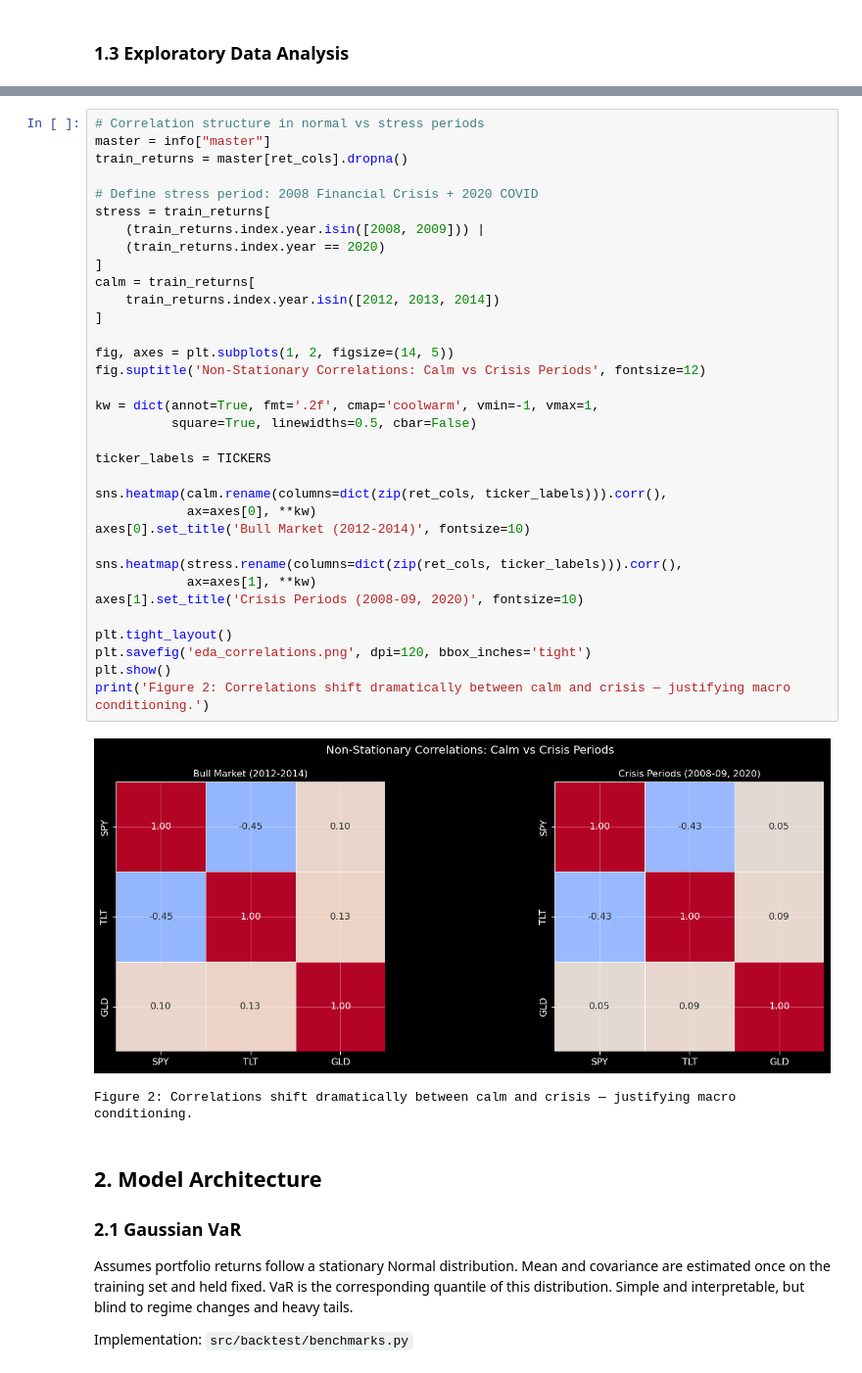
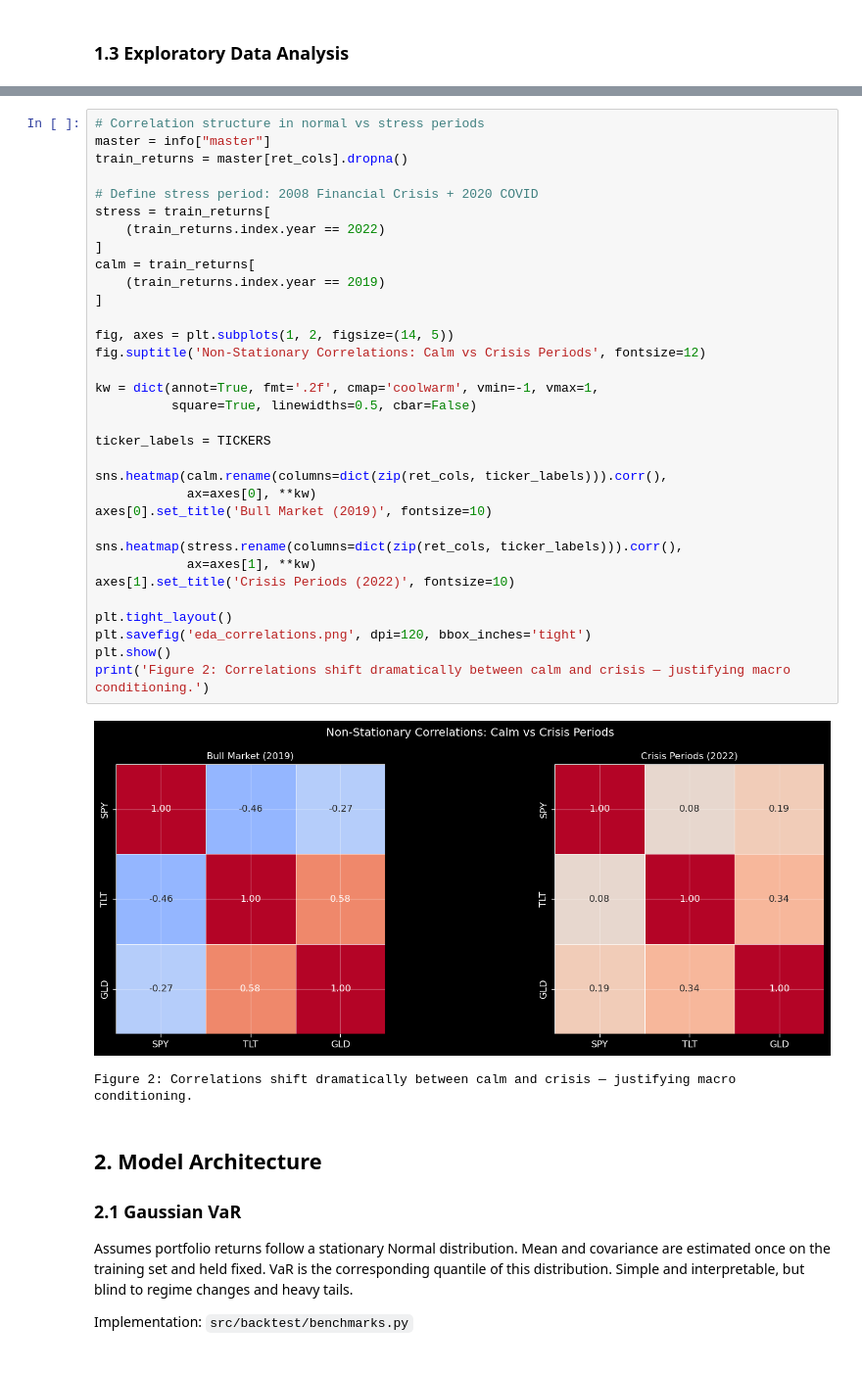
Before and after one commit to DorianDeilhes/ml_for_finance_203, a Jupyter notebook: notebooks/main.ipynb, the cells around one changed output, grey strips where cells are left out. Shown at 98% size. Saved outputs shown, nothing was run; the diff lists cells and outputs as text.

Commit message:
Correlation Graph Modified

```diff
--- a/notebooks/main.ipynb
+++ b/notebooks/main.ipynb
@@ -219,39 +225,38 @@ Figure 1: Stylized facts — note heavy tails (kurtosis > 0) and volatility clus
 # %%
 # Correlation structure in normal vs stress periods
 master = info["master"]
 train_returns = master[ret_cols].dropna()
 
 # Define stress period: 2008 Financial Crisis + 2020 COVID
 stress = train_returns[
-    (train_returns.index.year.isin([2008, 2009])) |
-    (train_returns.index.year == 2020)
+    (train_returns.index.year == 2022)
 ]
 calm = train_returns[
-    train_returns.index.year.isin([2012, 2013, 2014])
+    (train_returns.index.year == 2019)
 ]
 
 fig, axes = plt.subplots(1, 2, figsize=(14, 5))
 fig.suptitle('Non-Stationary Correlations: Calm vs Crisis Periods', fontsize=12)
 
 kw = dict(annot=True, fmt='.2f', cmap='coolwarm', vmin=-1, vmax=1,
           square=True, linewidths=0.5, cbar=False)
 
 ticker_labels = TICKERS
 
 sns.heatmap(calm.rename(columns=dict(zip(ret_cols, ticker_labels))).corr(),
             ax=axes[0], **kw)
-axes[0].set_title('Bull Market (2012-2014)', fontsize=10)
+axes[0].set_title('Bull Market (2019)', fontsize=10)
 
 sns.heatmap(stress.rename(columns=dict(zip(ret_cols, ticker_labels))).corr(),
             ax=axes[1], **kw)
-axes[1].set_title('Crisis Periods (2008-09, 2020)', fontsize=10)
+axes[1].set_title('Crisis Periods (2022)', fontsize=10)
 
 plt.tight_layout()
 plt.savefig('eda_correlations.png', dpi=120, bbox_inches='tight')
 plt.show()
 print('Figure 2: Correlations shift dramatically between calm and crisis — justifying macro conditioning.')
 # %% [output]
-[figure, old version]
+[figure, new version]
 Figure 2: Correlations shift dramatically between calm and crisis — justifying macro conditioning.
 # %% [markdown]
 ## 2. Model Architecture
```
Also changed, not shown: parts of 2 cells of this notebook, 2 other files.
